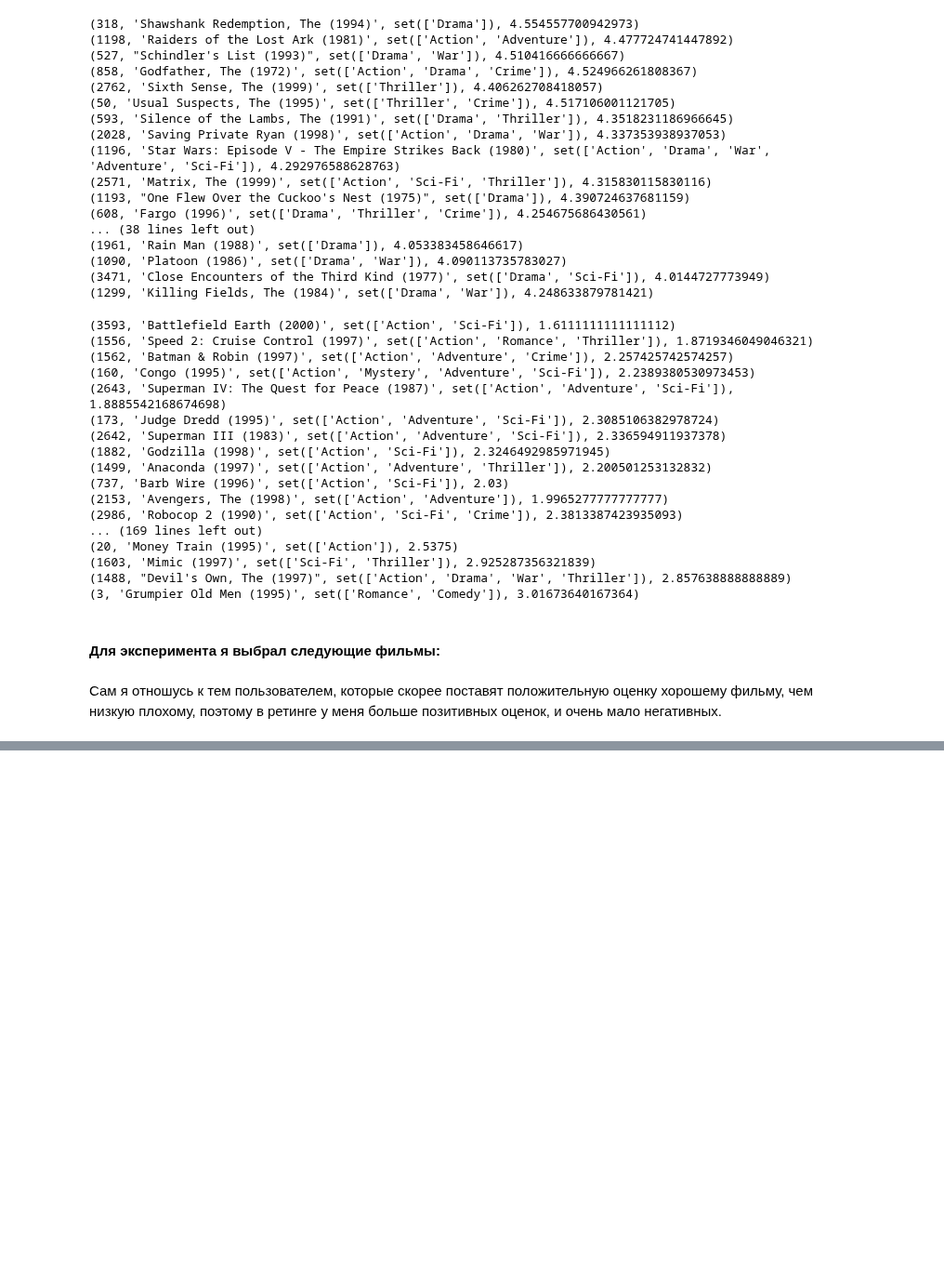
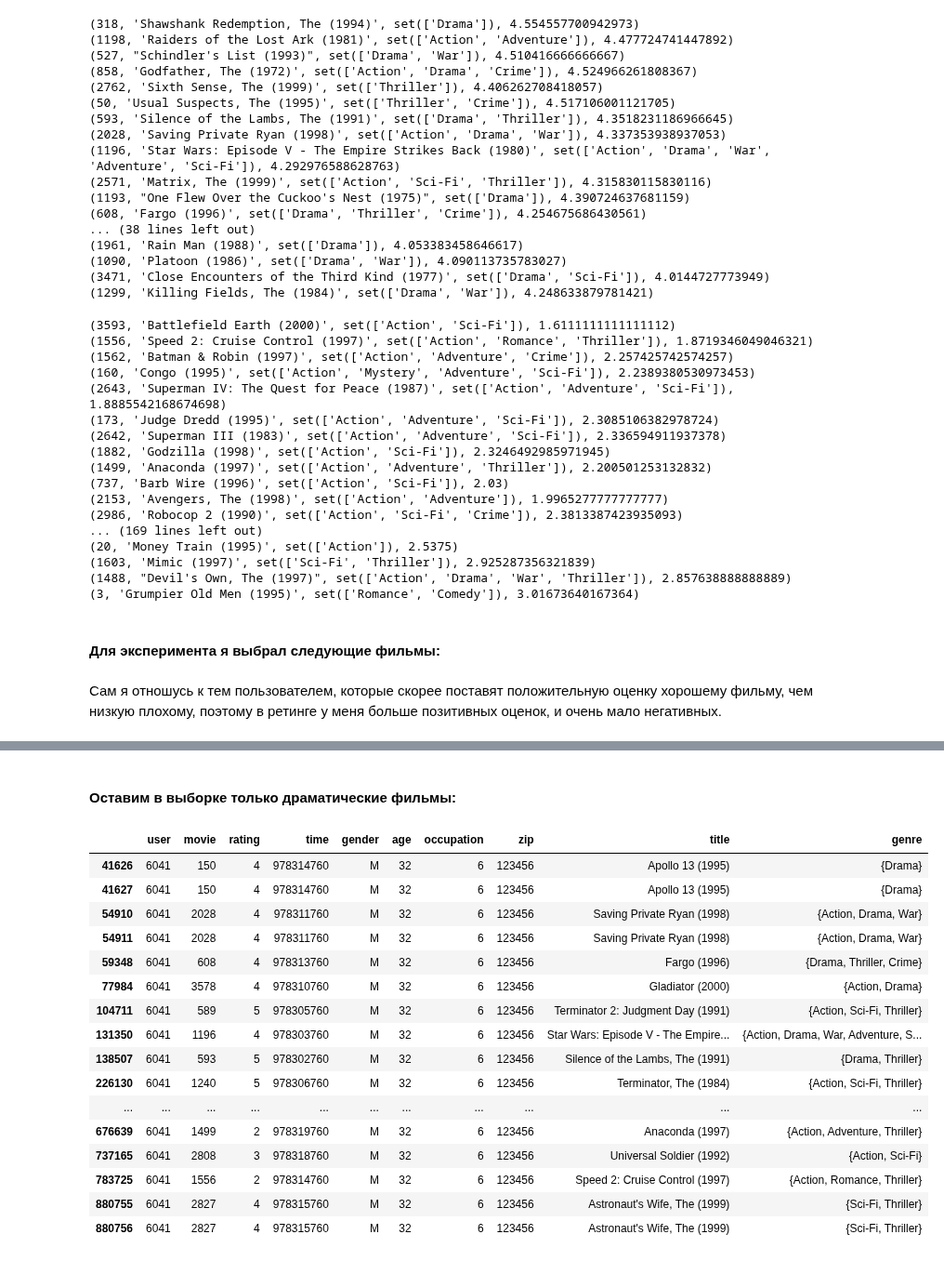
Before and after one commit to AndrewLrrr/otus-big-data, a Jupyter notebook: hw10/movie_lens_recommendation_engine.ipynb, the cells around one changed output, grey strips where cells are left out. Shown at 93% size. Cells and saved outputs as stored; diff of their text form; code cells hidden in the pictures; blank space fills up the shorter version.

```diff
--- a/hw10/movie_lens_recommendation_engine.ipynb
+++ b/hw10/movie_lens_recommendation_engine.ipynb
@@ -565,0 +730,38 @@ ratings.append(new_ratings_df).tail(19)
+# %%
+my_additional_movies = """
+2028 # 'Saving Private Ryan (1998)' # 4
+1704 # 'Good Will Hunting (1997)' # 4
+47 # ’Seven (Se7en) (1995)' # 5
+150 # 'Apollo 13 (1995)' # 4
+2827 # 'Astronaut's Wife, The (1999)' # 4
+1391 # 'Mars Attacks! (1996)' # 3
+"""
+# %%
+new_ratings_list = movie_ratings_list(my_additional_movies, NEW_USER_ID, 978310760)
+new_ratings_df = pd.DataFrame(new_ratings_list, columns=['user', 'movie', 'rating', 'time'])
+# %%
+ratings = ratings.append(new_ratings_df)
+# %% [markdown]
+#### Оставим в выборке только драматические фильмы:
+# %%
+movie_lens = pd.merge(pd.merge(ratings, users), movies)
+# %%
+movie_lens[movie_lens['user'] == NEW_USER_ID]
+# %% [output]
+|  | user | movie | rating | time | gender | age | occupation | zip | title | genre |
+| 41626 | 6041 | 150 | 4 | 978314760 | M | 32 | 6 | 123456 | Apollo 13 (1995) | {Drama} |
+| 41627 | 6041 | 150 | 4 | 978314760 | M | 32 | 6 | 123456 | Apollo 13 (1995) | {Drama} |
+| 54910 | 6041 | 2028 | 4 | 978311760 | M | 32 | 6 | 123456 | Saving Private Ryan (1998) | {Action, Drama, War} |
+| 54911 | 6041 | 2028 | 4 | 978311760 | M | 32 | 6 | 123456 | Saving Private Ryan (1998) | {Action, Drama, War} |
+| 59348 | 6041 | 608 | 4 | 978313760 | M | 32 | 6 | 123456 | Fargo (1996) | {Drama, Thriller, Crime} |
+| 77984 | 6041 | 3578 | 4 | 978310760 | M | 32 | 6 | 123456 | Gladiator (2000) | {Action, Drama} |
+| 104711 | 6041 | 589 | 5 | 978305760 | M | 32 | 6 | 123456 | Terminator 2: Judgment Day (1991) | {Action, Sci-Fi, Thriller} |
+| 131350 | 6041 | 1196 | 4 | 978303760 | M | 32 | 6 | 123456 | Star Wars: Episode V - The Empire... | {Action, Drama, War, Adventure, S... |
+| 138507 | 6041 | 593 | 5 | 978302760 | M | 32 | 6 | 123456 | Silence of the Lambs, The (1991) | {Drama, Thriller} |
+| 226130 | 6041 | 1240 | 5 | 978306760 | M | 32 | 6 | 123456 | Terminator, The (1984) | {Action, Sci-Fi, Thriller} |
+| ... | ... | ... | ... | ... | ... | ... | ... | ... | ... | ... |
+| 676639 | 6041 | 1499 | 2 | 978319760 | M | 32 | 6 | 123456 | Anaconda (1997) | {Action, Adventure, Thriller} |
+| 737165 | 6041 | 2808 | 3 | 978318760 | M | 32 | 6 | 123456 | Universal Soldier (1992) | {Action, Sci-Fi} |
+| 783725 | 6041 | 1556 | 2 | 978314760 | M | 32 | 6 | 123456 | Speed 2: Cruise Control (1997) | {Action, Romance, Thriller} |
+| 880755 | 6041 | 2827 | 4 | 978315760 | M | 32 | 6 | 123456 | Astronaut's Wife, The (1999) | {Sci-Fi, Thriller} |
+| 880756 | 6041 | 2827 | 4 | 978315760 | M | 32 | 6 | 123456 | Astronaut's Wife, The (1999) | {Sci-Fi, Thriller} |
```
Also changed, not shown: parts of 54 cells of this notebook.
